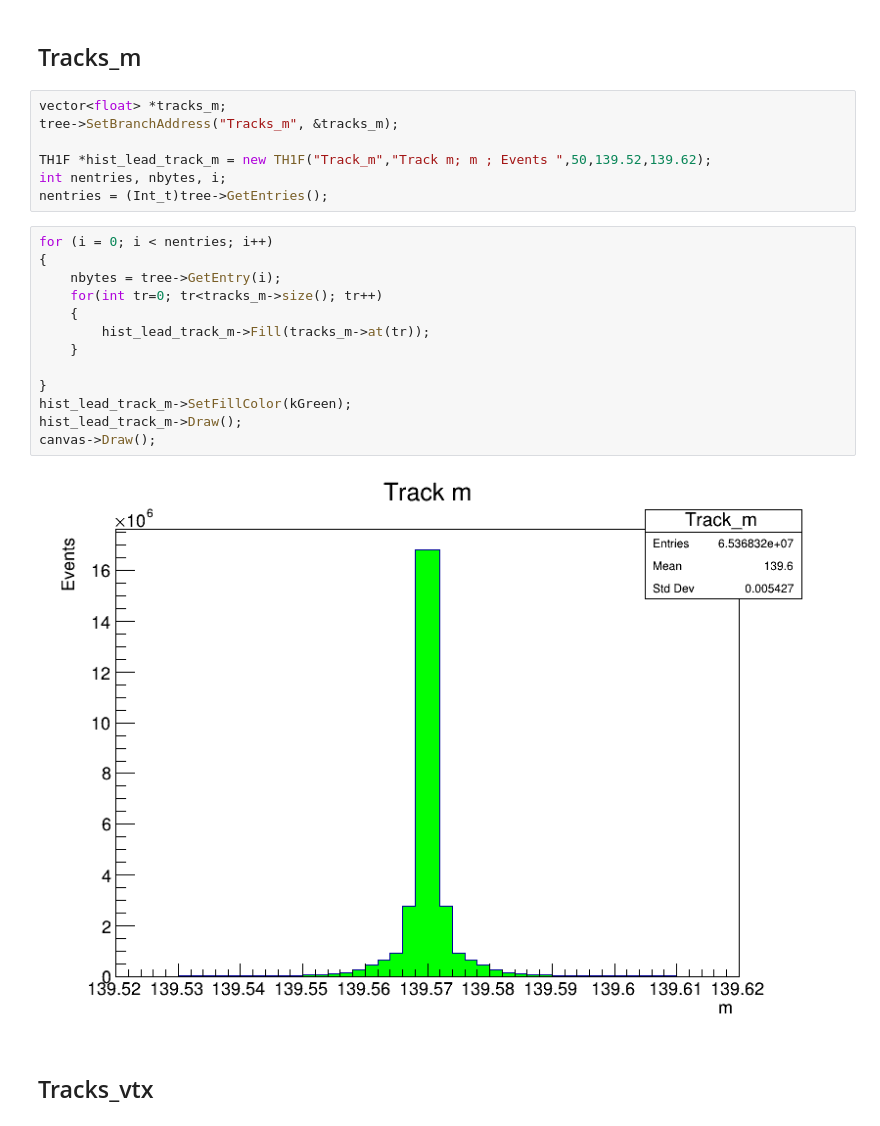
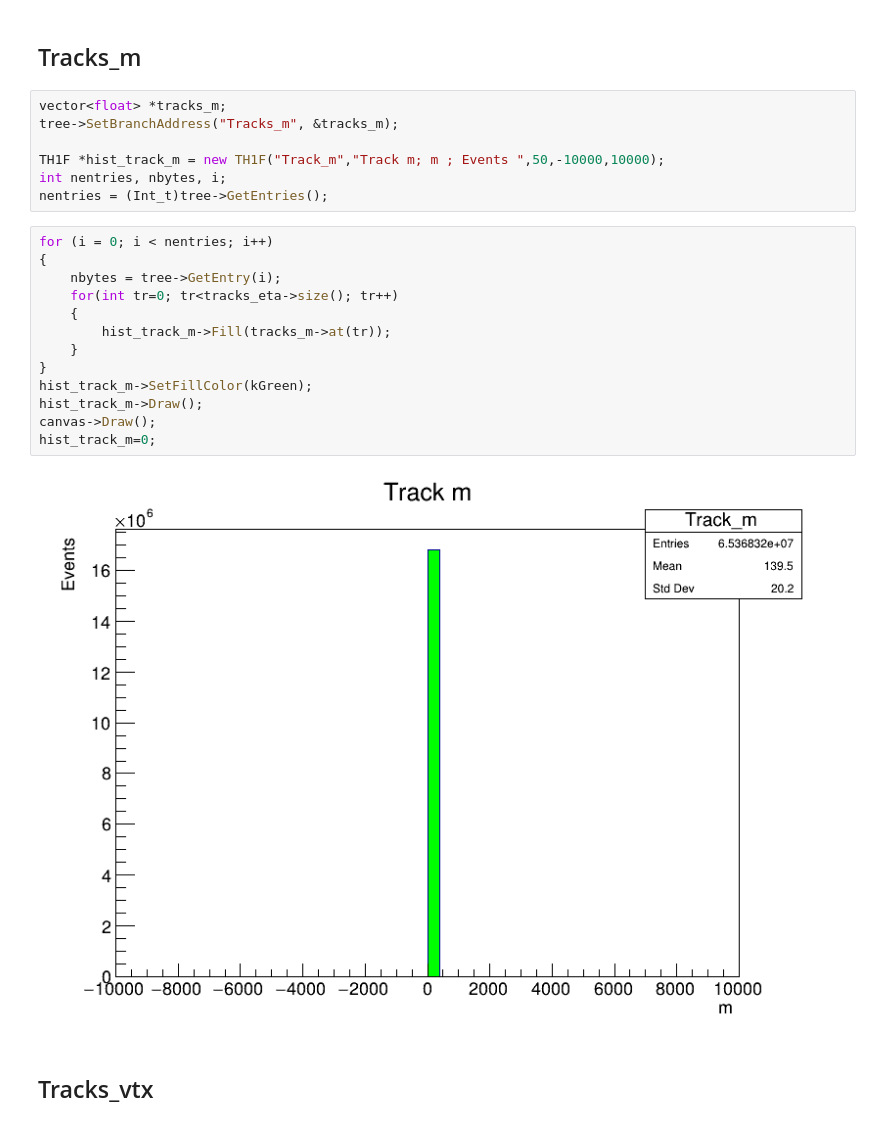
Before and after one commit to jummorenope/Temas-avanzados-en-f-sica-de-particulas, a Jupyter notebook: Actividad1/Tracks_Clusters_cpp.ipynb, the cells around one changed output. Saved outputs shown, nothing was run; the diff lists cells and outputs as text.

```diff
--- a/Actividad1/Tracks_Clusters_cpp.ipynb
+++ b/Actividad1/Tracks_Clusters_cpp.ipynb
@@ -299,24 +363,24 @@ canvas->Draw();
 vector<float> *tracks_m;
 tree->SetBranchAddress("Tracks_m", &tracks_m);
 
-TH1F *hist_lead_track_m = new TH1F("Track_m","Track m; m ; Events ",50,139.52,139.62);
+TH1F *hist_track_m = new TH1F("Track_m","Track m; m ; Events ",50,-10000,10000);
 int nentries, nbytes, i;
 nentries = (Int_t)tree->GetEntries();
 # %%
 for (i = 0; i < nentries; i++)
 {
     nbytes = tree->GetEntry(i);
-    for(int tr=0; tr<tracks_m->size(); tr++)
+    for(int tr=0; tr<tracks_eta->size(); tr++)
     {
-        hist_lead_track_m->Fill(tracks_m->at(tr));
+        hist_track_m->Fill(tracks_m->at(tr));
     }
-
 }
-hist_lead_track_m->SetFillColor(kGreen);
-hist_lead_track_m->Draw();
+hist_track_m->SetFillColor(kGreen);
+hist_track_m->Draw();
 canvas->Draw();
+hist_track_m=0;
 # %% [output]
-[figure, old version]
+[figure, new version]
 # %% [markdown]
 ## Tracks_vtx
 # %%
```
Also changed, not shown: parts of 43 cells of this notebook.
